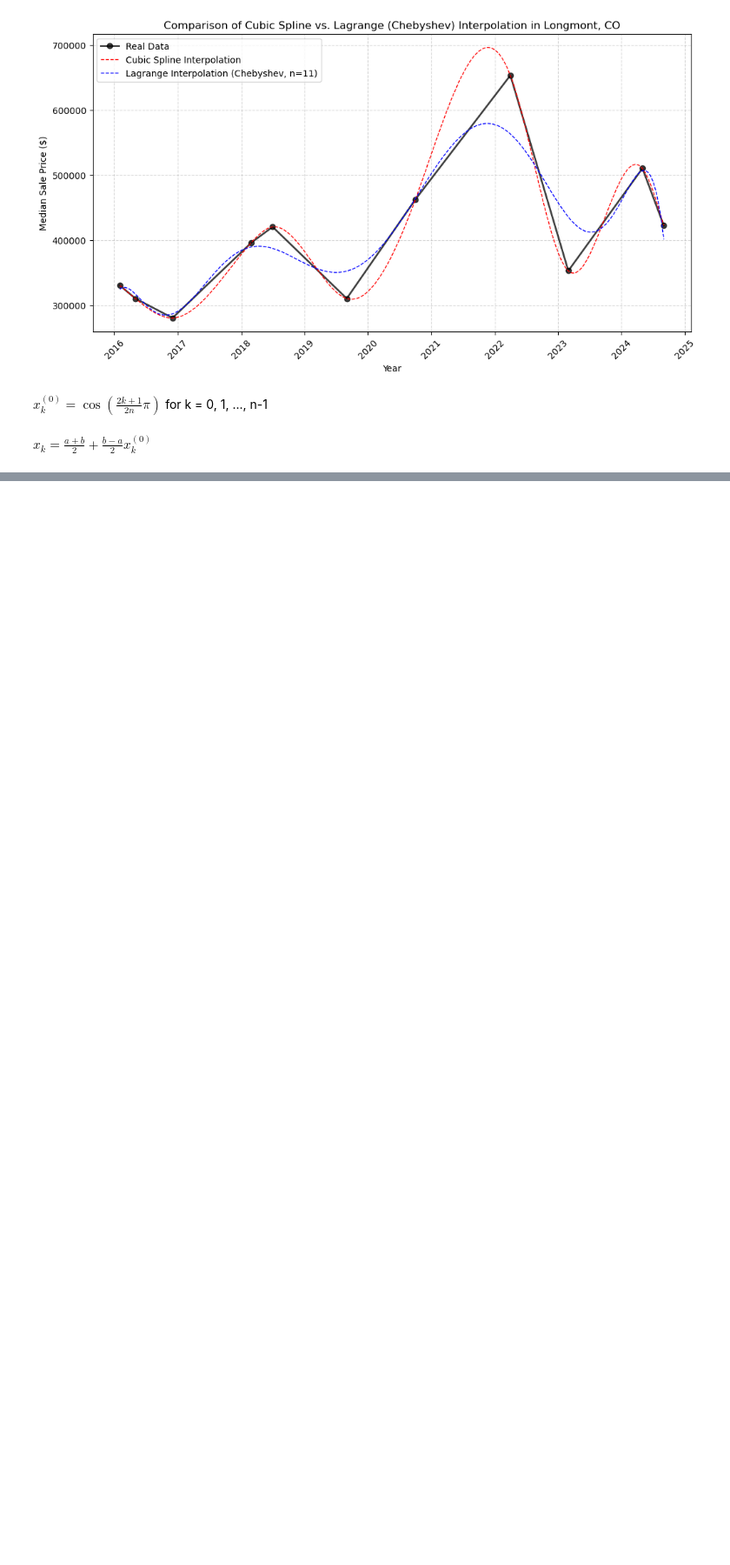
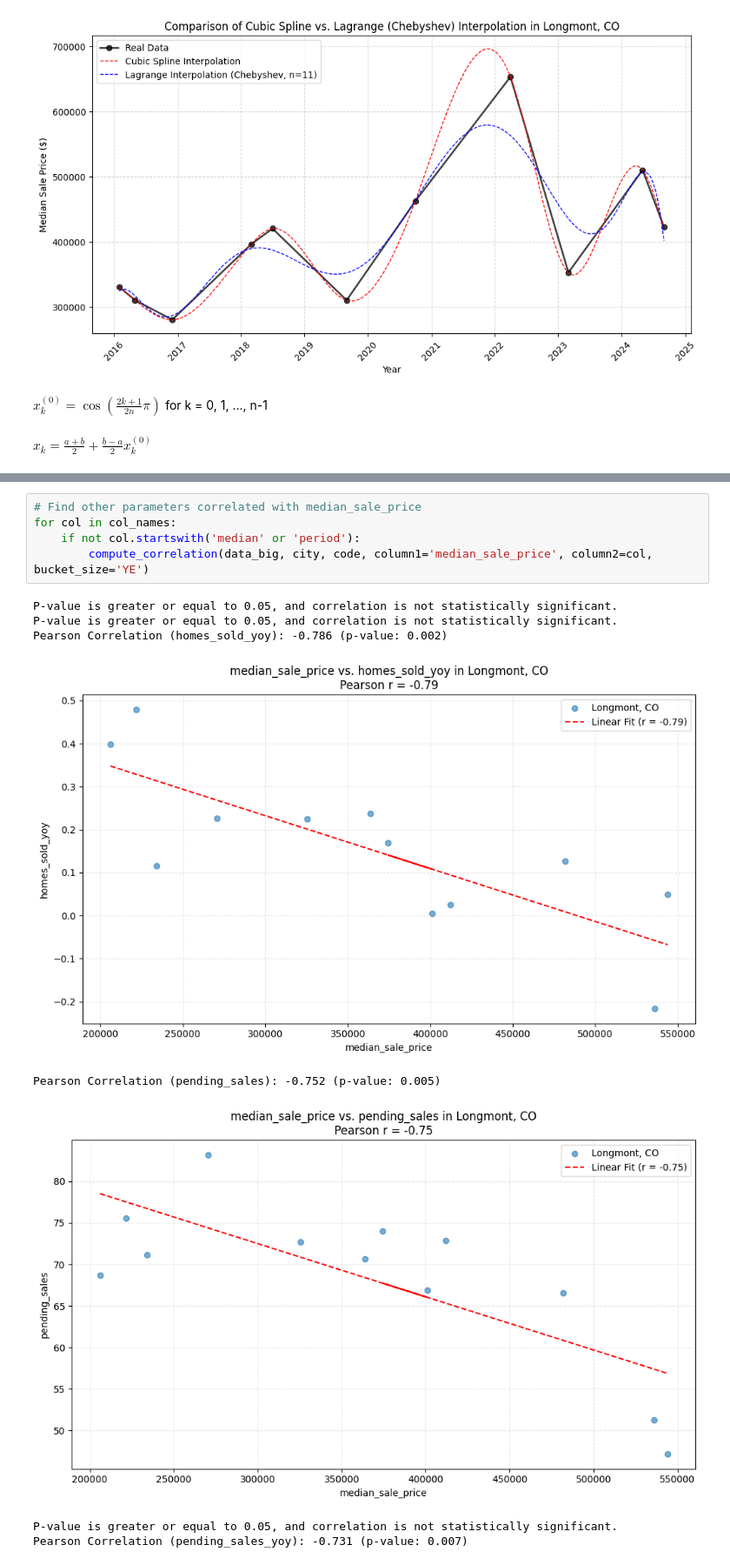
Before and after one commit to ethkissell/Numerical-Comp-Project, a Jupyter notebook: interpolate-by-city.ipynb, the cells around one changed output, grey strips where cells are left out. Shown at 87% size. Saved outputs shown, nothing was run; the diff lists cells and outputs as text; blank space fills up the shorter version.

```diff
--- a/interpolate-by-city.ipynb
+++ b/interpolate-by-city.ipynb
@@ -208,0 +427,14 @@ $x_k = \frac{a + b}{2} + \frac{b - a}{2} x^{(0)}_k$
+# %%
+# Find other parameters correlated with median_sale_price
+for col in col_names:
+    if not col.startswith('median' or 'period'):
+        compute_correlation(data_big, city, code, column1='median_sale_price', column2=col, bucket_size='YE')
+# %% [output]
+P-value is greater or equal to 0.05, and correlation is not statistically significant.
+P-value is greater or equal to 0.05, and correlation is not statistically significant.
+Pearson Correlation (homes_sold_yoy): -0.786 (p-value: 0.002)
+[figure, added]
+Pearson Correlation (pending_sales): -0.752 (p-value: 0.005)
+[figure, added]
+P-value is greater or equal to 0.05, and correlation is not statistically significant.
+Pearson Correlation (pending_sales_yoy): -0.731 (p-value: 0.007)
```
Also changed, not shown: parts of 10 cells of this notebook.
